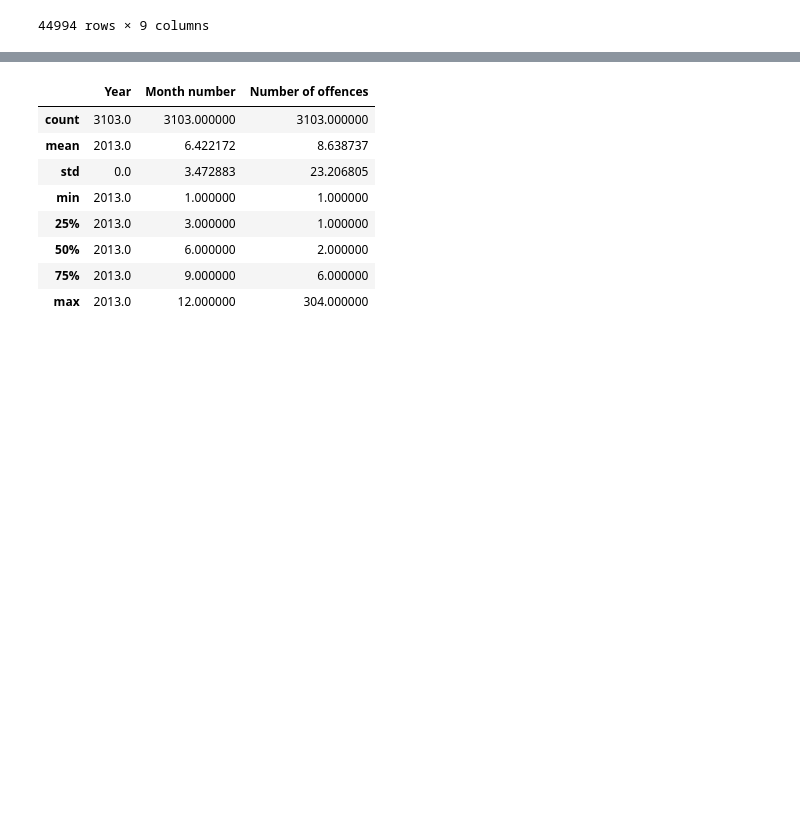
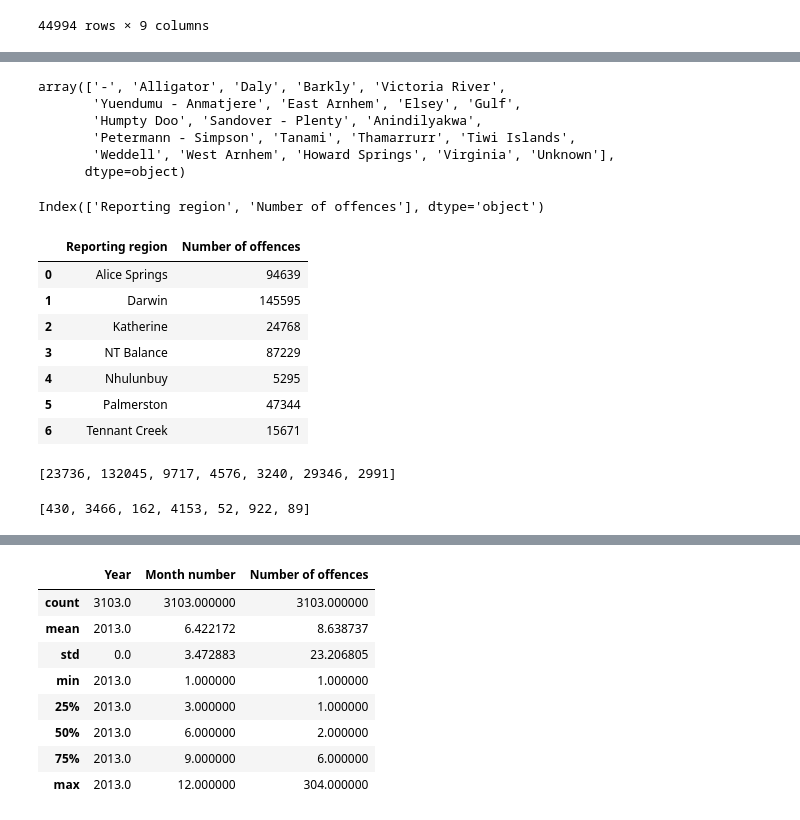
Before and after one commit to ShantiRoseCodes/solo_project, a Jupyter notebook: Domestic Violence.ipynb, the cells around one changed output, grey strips where cells are left out. Cells and saved outputs as stored; diff of their text form; code cells hidden in the pictures; blank space fills up the shorter version.

```diff
--- a/Domestic Violence.ipynb
+++ b/Domestic Violence.ipynb
@@ -151,0 +124,30 @@ offence_category
+# %%
+nt_df['Statistical Area 2'].unique()
+# %% [output]
+array(['-', 'Alligator', 'Daly', 'Barkly', 'Victoria River',
+       'Yuendumu - Anmatjere', 'East Arnhem', 'Elsey', 'Gulf',
+       'Humpty Doo', 'Sandover - Plenty', 'Anindilyakwa',
+       'Petermann - Simpson', 'Tanami', 'Thamarrurr', 'Tiwi Islands',
+       'Weddell', 'West Arnhem', 'Howard Springs', 'Virginia', 'Unknown'],
+      dtype=object)
+# %%
+region_population_unemployment = region_month_year_offence_category.drop(['Year', 'Month number', 'Offence category', 'Offence type'], axis = 1)
+# %%
+region_population_unemployment_df = pd.DataFrame(region_population_unemployment.groupby('Reporting region').sum())
+# %%
+region_population_unemployment_df = region_population_unemployment_df.reset_index()
+# %%
+region_population_unemployment_df.keys()
+# %% [output]
+Index(['Reporting region', 'Number of offences'], dtype='object')
+# %%
+region_population_unemployment_df
+# %% [output]
+|  | Reporting region | Number of offences |
+| 0 | Alice Springs | 94639 |
+| 1 | Darwin | 145595 |
+| 2 | Katherine | 24768 |
+| 3 | NT Balance | 87229 |
+| 4 | Nhulunbuy | 5295 |
+| 5 | Palmerston | 47344 |
+| 6 | Tennant Creek | 15671 |
@@ -151,0 +171,4 @@ offence_category
+# %%
+population
+# %% [output]
+[23736, 132045, 9717, 4576, 3240, 29346, 2991]
@@ -151,0 +192,4 @@ offence_category
+# %%
+unemployed
+# %% [output]
+[430, 3466, 162, 4153, 52, 922, 89]
```
Also changed, not shown: parts of 80 cells of this notebook, 1 other file.
